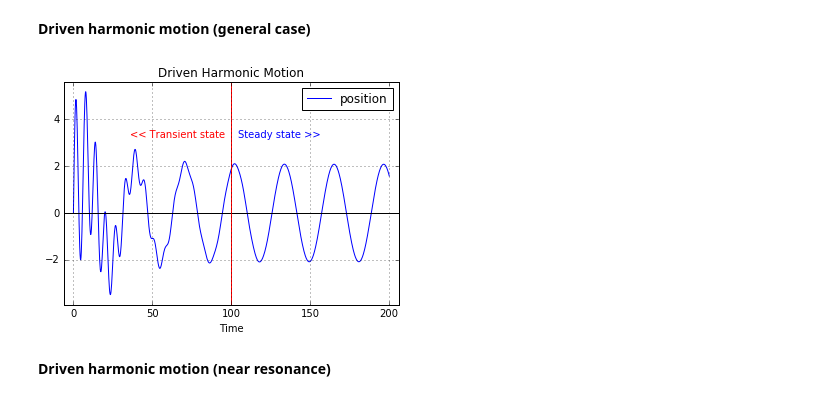
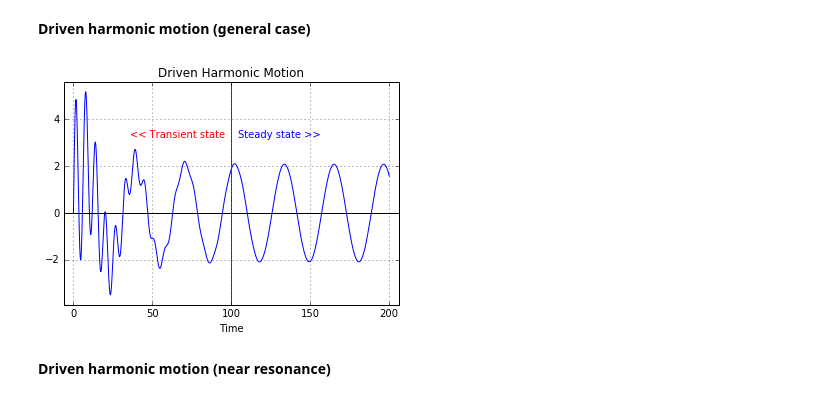
Before and after one commit to dulrich15/p200, a Jupyter notebook: p200 v11.ipynb, the cells around one changed output. Drawn from its saved outputs; the diff is of its cells as text; code cells hidden in the pictures.

```diff
--- a/p200 v11.ipynb
+++ b/p200 v11.ipynb
@@ -77,7 +76,7 @@ class TimeSeries:
             plt.grid(True)
 
 
-    def plot2d(self, x_index=0, y_index=1, toggle='0', title='',
+    def plot2d(self, x_index=0, y_index=1, toggle='0', title='', color='',
                grid=True, legend_loc='lower left', markevery=0, arrows=False):
 
         r = self
@@ -95,18 +94,24 @@ class TimeSeries:
         r_color, v_color, a_color = 'bgr'
 
         if '0' in toggle:
+            if color:
+                r_color = color
             plt.plot(rx, ry, c=r_color, label='position',
                      markevery=[-1], marker='o', mfc='w', mec=r_color, mew=1)
             if markevery:
                 plt.plot(rx, ry, lw=0, markevery=markevery, marker='.', mec=r_color)
 
         if '1' in toggle:
+            if color:
+                v_color = color
             plt.plot(vx, vy, c=v_color, label='velocity',
                      markevery=[-1], marker='o', mfc='w', mec=v_color, mew=1)
             if markevery:
                 plt.plot(vx, vy, lw=0, markevery=markevery, marker='.', mec=v_color)
 
         if '2' in toggle:
+            if color:
+                a_color = color
             plt.plot(ax, ay, c=a_color, label='acceleration',
                      markevery=[-1], marker='o', mfc='w', mec=a_color, mew=1)
             if markevery:
@@ -254,8 +259,11 @@ obj.position.plot(toggle='012', marker='o')
 # %% [markdown]
 **Free fall with air drag**
 # %%
+def netforce(obj, t):
+    return -9.8 + 0.5 * obj.velocity(t) ** 2
+
 obj = RigidObject(v0=0)
-obj.netforce = lambda t: -9.8 + 0.5 * obj.velocity(t) ** 2
+obj.netforce = lambda t: netforce(obj, t)
 obj.increment(0.1, 20)
 obj.position.plot('012', title='Free Fall with Air Drag')
 plt.annotate('Terminal velocity >>', color='green', xy=(1.6,-4.0), ha='center')
@@ -267,8 +275,11 @@ Terminal velocity = -4.43 m/s
 # %% [markdown]
 **Damped harmonic motion**
 # %%
+def netforce(obj, t):
+    return -obj.position(t) - 0.5 * obj.velocity(t)
+
 obj = RigidObject(v0=60)
-obj.netforce = lambda t: -obj.position(t) - 0.5 * obj.velocity(t)
+obj.netforce = lambda t: netforce(obj, t)
 obj.increment(0.1, 200)
 obj.position.plot('012', title='Damped Harmonic Motion')
 # %% [output]
@@ -276,18 +287,21 @@ obj.position.plot('012', title='Damped Harmonic Motion')
 # %% [markdown]
 **Driven harmonic motion (general case)**
 # %%
-plt.figure()
+def netforce(obj, t):
+    return -obj.position(t) - 0.1 * obj.velocity(t) + 2 * np.sin(0.20*t)
 
 obj = RigidObject(v0=5)
-obj.netforce = lambda t: -obj.position(t) - 0.1 * obj.velocity(t) + 2 * np.sin(0.20*t)
+obj.netforce = lambda t: netforce(obj, t)
 obj.increment(0.2, 1000)
-obj.position.plot(title='Driven Harmonic Motion')
+
+plt.figure()
+obj.position.plot(title='Driven Harmonic Motion', legend_loc=None)
 plt.axes().axvline(100, c='r')
 plt.annotate('<< Transient state', xy=(0.48,0.75), xycoords='axes fraction', ha='right', color='r')
 plt.annotate('Steady state >>', xy=(0.52,0.75), xycoords='axes fraction', ha='left', color='b')
 plt.show()
 # %% [output]
-[figure, old version]
+[figure, new version]
 # %% [markdown]
 **Driven harmonic motion (near resonance)**
 # %%
```
Also changed, not shown: parts of 15 cells of this notebook.
